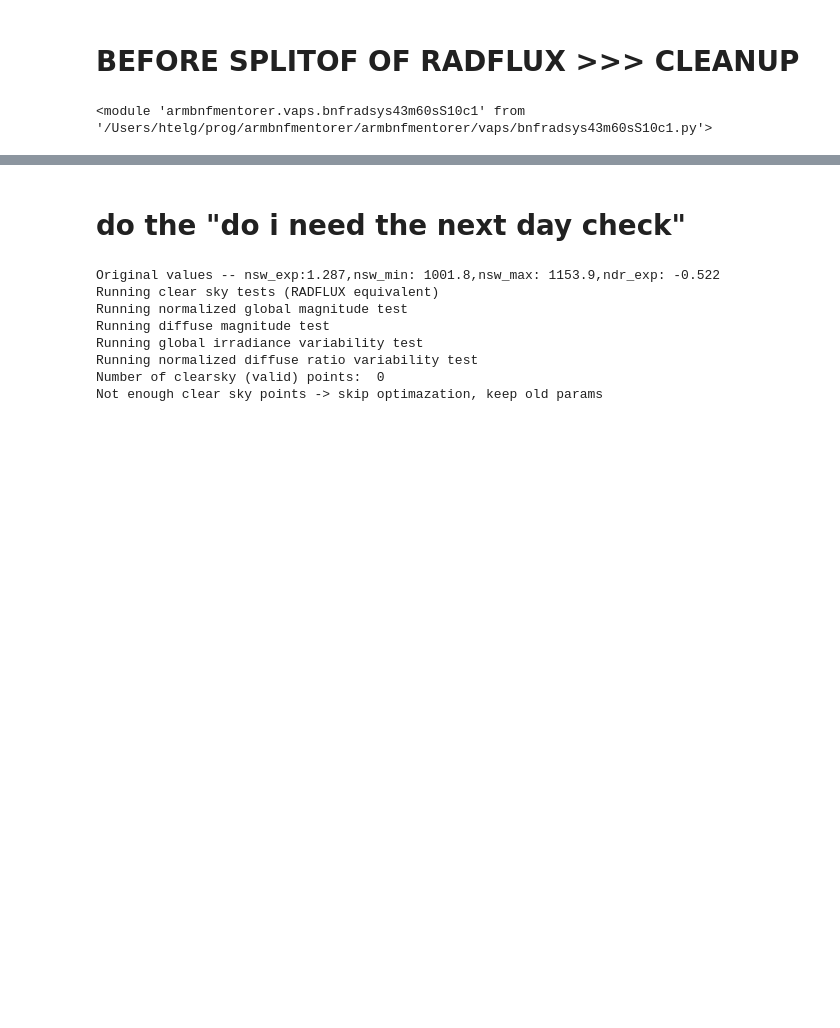
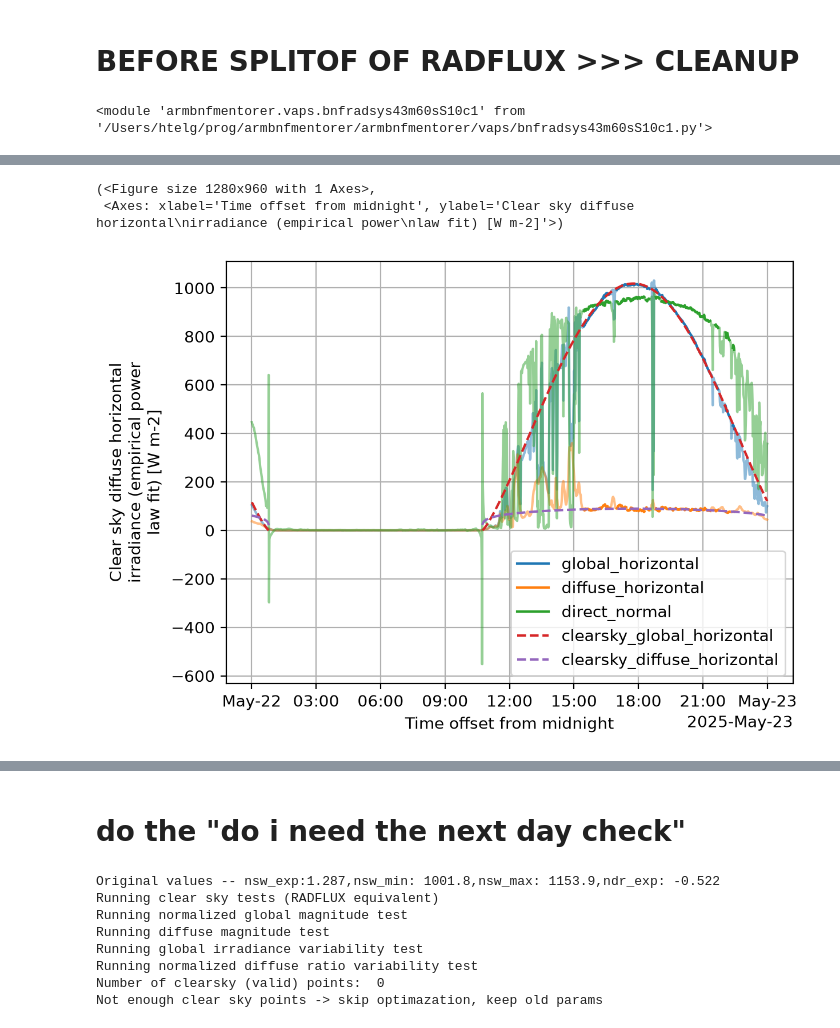
Before and after one commit to HagenTelg/armbnfmentorer, a Jupyter notebook: notebooks/vap_development.ipynb, the cells around one changed output, grey strips where cells are left out. Cells and saved outputs as stored; diff of their text form; code cells hidden in the pictures; blank space fills up the shorter version.

```diff
--- a/notebooks/vap_development.ipynb
+++ b/notebooks/vap_development.ipynb
@@ -116,0 +420,7 @@ vapi.workplan
+# %%
+row = self.workplan.loc['2025-05-22']
+# %%
+out = self.process_row(row=row,
+                       # iloc = 100
+                       save = False
+)
@@ -116,0 +434,2 @@ vapi.workplan
+# %%
+bbi = out['bbi']
@@ -116,0 +659,11 @@ vapi.workplan
+# %%
+colors = plt.rcParams['axes.prop_cycle'].by_key()['color']
+# %%
+f,a = plt.subplots()
+bbi.plot_overview(ax = a, apply_mask_clear_sky=True, show_clearsky=True)
+# bbi.clearsky_global_horizontal.plot(ax = a, ls = '--')
+# bbi.clearsky_diffuse_horizontal.plot(ax = a)
+# %% [output]
+(<Figure size 1280x960 with 1 Axes>,
+ <Axes: xlabel='Time offset from midnight', ylabel='Clear sky diffuse horizontal\nirradiance (empirical power\nlaw fit) [W m-2]'>)
+[figure, added]
```
Also changed, not shown: parts of 32 cells of this notebook, 4 other files.
